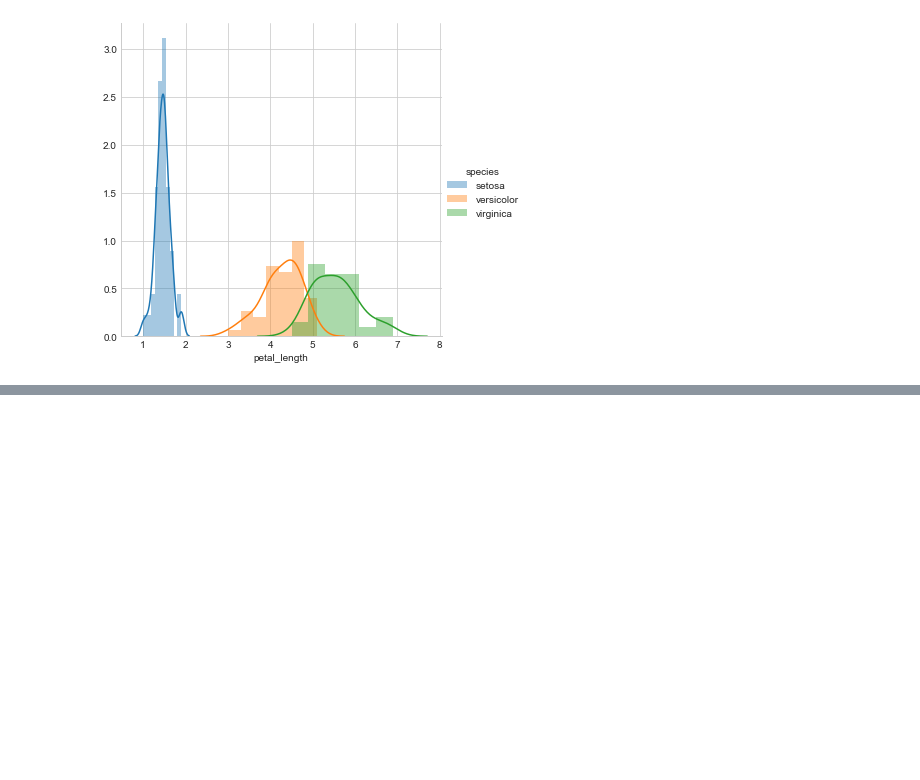
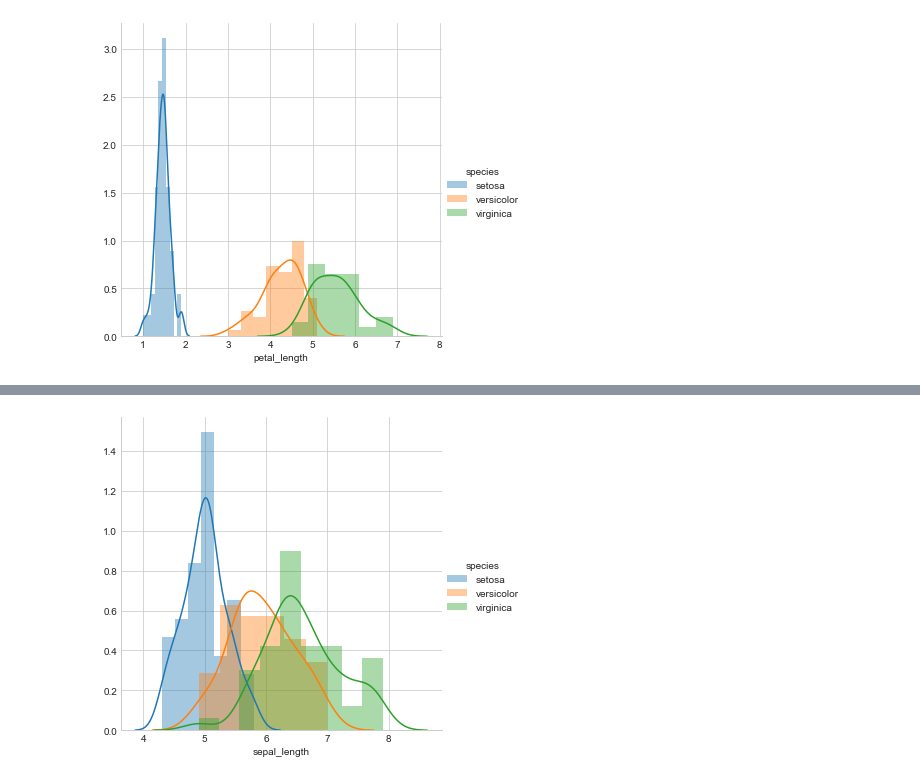
Before and after one commit to cherry-rd/exploratory-data-analysis, a Jupyter notebook: Exploratory Data Analysis - IRIS Dataset.ipynb, the cells around one changed output, grey strips where cells are left out. Drawn from its saved outputs; the diff is of its cells as text; code cells hidden in the pictures; blank space fills up the shorter version.

```diff
--- a/Exploratory Data Analysis - IRIS Dataset.ipynb
+++ b/Exploratory Data Analysis - IRIS Dataset.ipynb
@@ -128,0 +136,7 @@ plt.show()
+# %%
+sns.FacetGrid(iris, hue='species', size=5) \
+   .map(sns.distplot, 'sepal_length') \
+   .add_legend()
+plt.show()
+# %% [output]
+[figure, added]
```
Also changed, not shown: parts of 2 cells of this notebook.
